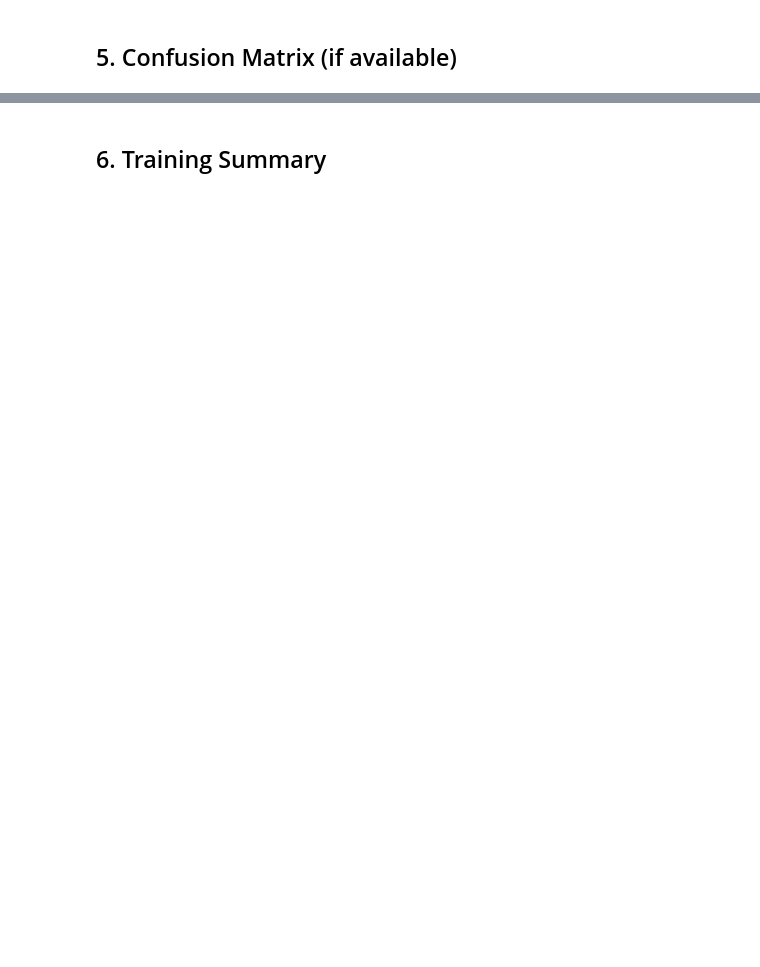
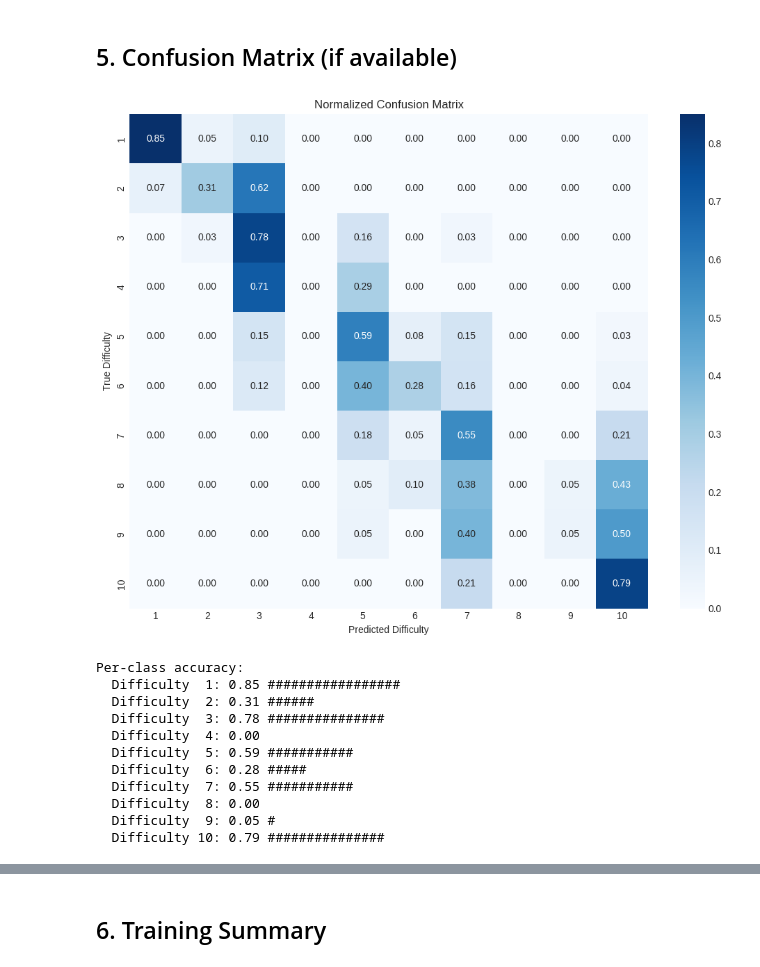
Before and after one commit to Ybx-jp/stepmania-ml, a Jupyter notebook: notebooks/training_analysis.ipynb, the cells around one changed output, grey strips where cells are left out. Saved outputs shown, nothing was run; the diff lists cells and outputs as text; code cells hidden in the pictures; blank space fills up the shorter version.

```diff
--- a/notebooks/training_analysis.ipynb
+++ b/notebooks/training_analysis.ipynb
@@ -142,31 +226,49 @@ if history:
 # %% [markdown]
 ## 5. Confusion Matrix (if available)
 # %%
+# Try to get confusion matrix from checkpoint
 confusion_matrix = checkpoint.get('confusion_matrix', None)
+
+# Also check inside metrics dict (where trainer actually saves it)
+if confusion_matrix is None and 'metrics' in checkpoint:
+    confusion_matrix = checkpoint['metrics'].get('confusion_matrix', None)
 
 if confusion_matrix is not None:
     if isinstance(confusion_matrix, torch.Tensor):
         confusion_matrix = confusion_matrix.cpu().numpy()
 
     fig, ax = plt.subplots(figsize=(10, 8))
 
     # Normalize by row (true labels)
     cm_normalized = confusion_matrix.astype('float') / confusion_matrix.sum(axis=1, keepdims=True)
 
     sns.heatmap(cm_normalized, annot=True, fmt='.2f', cmap='Blues',
                 xticklabels=range(1, 11), yticklabels=range(1, 11), ax=ax)
     ax.set_xlabel('Predicted Difficulty')
     ax.set_ylabel('True Difficulty')
     ax.set_title('Normalized Confusion Matrix')
     plt.tight_layout()
     plt.show()
 
     # Per-class accuracy
     per_class_acc = np.diag(cm_normalized)
     print("\nPer-class accuracy:")
     for i, acc in enumerate(per_class_acc):
         bar = '#' * int(acc * 20)
         print(f"  Difficulty {i+1:2d}: {acc:.2f} {bar}")
 else:
     print("No confusion matrix in checkpoint.")
     print("Run validation with confusion matrix tracking to generate one.")
+# %% [output]
+[figure, added]
+Per-class accuracy:
+  Difficulty  1: 0.85 #################
+  Difficulty  2: 0.31 ######
+  Difficulty  3: 0.78 ###############
+  Difficulty  4: 0.00
+  Difficulty  5: 0.59 ###########
+  Difficulty  6: 0.28 #####
+  Difficulty  7: 0.55 ###########
+  Difficulty  8: 0.00
+  Difficulty  9: 0.05 #
+  Difficulty 10: 0.79 ###############
```
Also changed, not shown: parts of 15 cells of this notebook, 4 other files.
